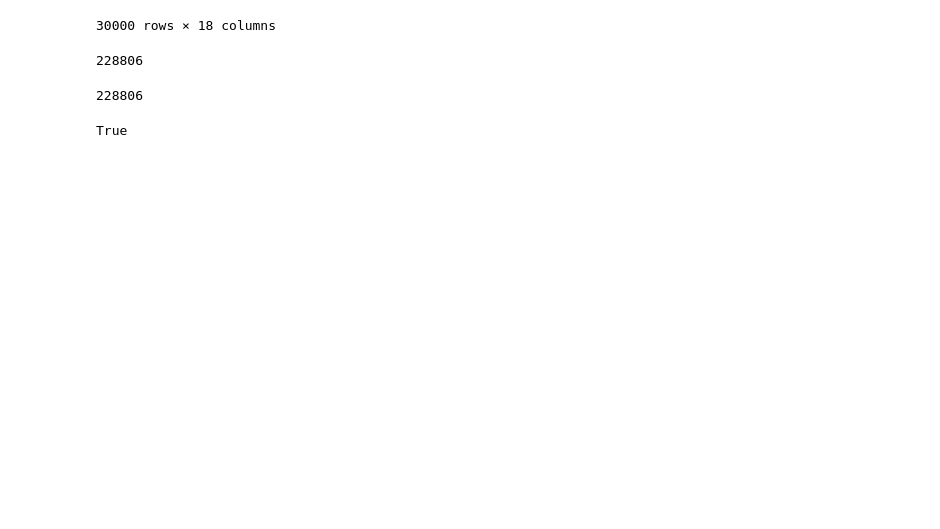
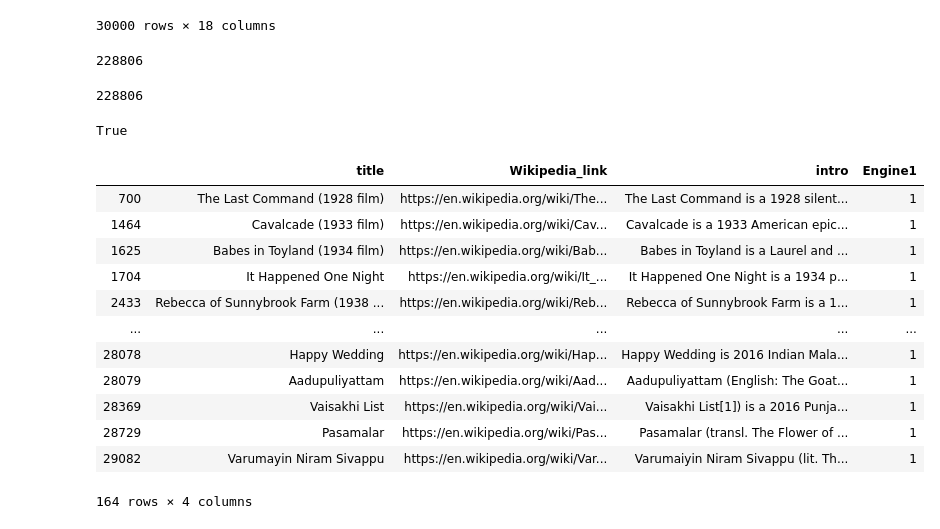
Before and after one commit to DavideZingaro/HW3, a Jupyter notebook: homework_3.ipynb, the cells around one changed output. Cells and saved outputs as stored; diff of their text form; code cells hidden in the pictures; blank space fills up the shorter version.

```diff
--- a/homework_3.ipynb
+++ b/homework_3.ipynb
@@ -352 +367,35 @@ True
+# %%
+# search engine 1
+def search_engine_1(row):
+    cont = 0
+    for elem in cleaned_query_1:
+        if(elem in vocabulary):
+            if(row['film_id'] in vocabulary[elem]):
+                cont += 1
+    if cont == len(cleaned_query_1):
+        return 1
+    return 0
+# %%
+se1 = df_films
+# %%
+q = 'Toy Story'
+cleaned_query_1 = clean_film(q)
+se1['Engine1'] = se1.apply(search_engine_1, axis = 1)
+b1 = se1[['title','Wikipedia_link', 'intro', 'Engine1']]
+# %%
+b1[b1['Engine1'] == 1]
+# %% [output]
+|  | title | Wikipedia_link | intro | Engine1 |
+| 700 | The Last Command (1928 film) | https://en.wikipedia.org/wiki/The... | The Last Command is a 1928 silent... | 1 |
+| 1464 | Cavalcade (1933 film) | https://en.wikipedia.org/wiki/Cav... | Cavalcade is a 1933 American epic... | 1 |
+| 1625 | Babes in Toyland (1934 film) | https://en.wikipedia.org/wiki/Bab... | Babes in Toyland is a Laurel and ... | 1 |
+| 1704 | It Happened One Night | https://en.wikipedia.org/wiki/It_... | It Happened One Night is a 1934 p... | 1 |
+| 2433 | Rebecca of Sunnybrook Farm (1938 ... | https://en.wikipedia.org/wiki/Reb... | Rebecca of Sunnybrook Farm is a 1... | 1 |
+| ... | ... | ... | ... | ... |
+| 28078 | Happy Wedding | https://en.wikipedia.org/wiki/Hap... | Happy Wedding is 2016 Indian Mala... | 1 |
+| 28079 | Aadupuliyattam | https://en.wikipedia.org/wiki/Aad... | Aadupuliyattam (English: The Goat... | 1 |
+| 28369 | Vaisakhi List | https://en.wikipedia.org/wiki/Vai... | Vaisakhi List[1]) is a 2016 Punja... | 1 |
+| 28729 | Pasamalar | https://en.wikipedia.org/wiki/Pas... | Pasamalar (transl. The Flower of ... | 1 |
+| 29082 | Varumayin Niram Sivappu | https://en.wikipedia.org/wiki/Var... | Varumaiyin Niram Sivappu (lit. Th... | 1 |
+164 rows × 4 columns
 # %%
```
Also changed, not shown: parts of 15 cells of this notebook.
